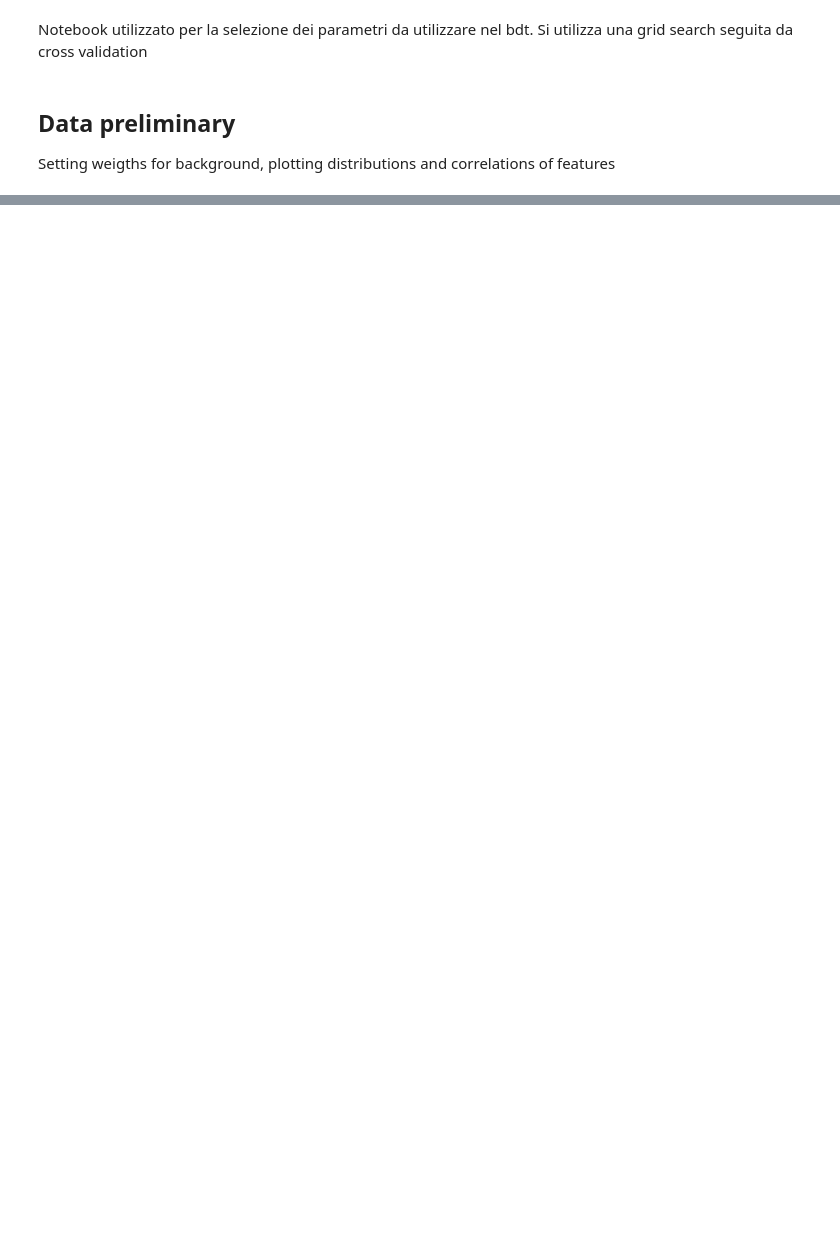
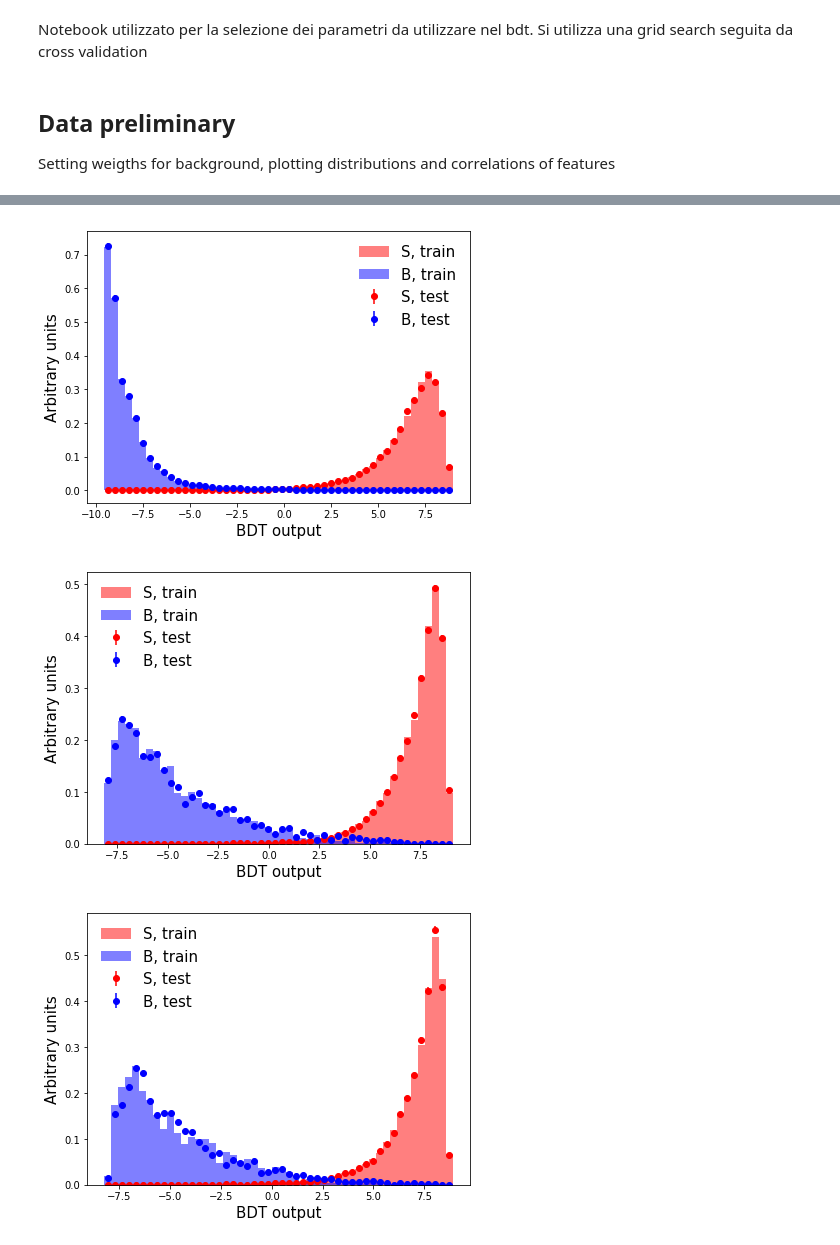
Before and after one commit to pfecchio/HypertritonML, a Jupyter notebook: Hypertriton2Body/Optimization/Parameters_Optimization.ipynb, the cells around one changed output, grey strips where cells are left out. Cells and saved outputs as stored; diff of their text form; code cells hidden in the pictures; blank space fills up the shorter version.

```diff
--- a/Hypertriton2Body/Optimization/Parameters_Optimization.ipynb
+++ b/Hypertriton2Body/Optimization/Parameters_Optimization.ipynb
@@ -169,0 +231,7 @@ pickle.dump(model_list[2],open("Significance/model_cent_3.pkl", "wb"))
+# %%
+for i in range(0,4):
+    plot_output_train_test(model_list[i], train_list[i][training_columns], train_list[i]['y'], test_list[i][training_columns], test_list[i]['y'], branch_names=training_columns,raw=True)
+# %% [output]
+[figure, added]
+[figure, added]
+[figure, added]
```
Also changed, not shown: parts of 30 cells of this notebook, 1 other file.
